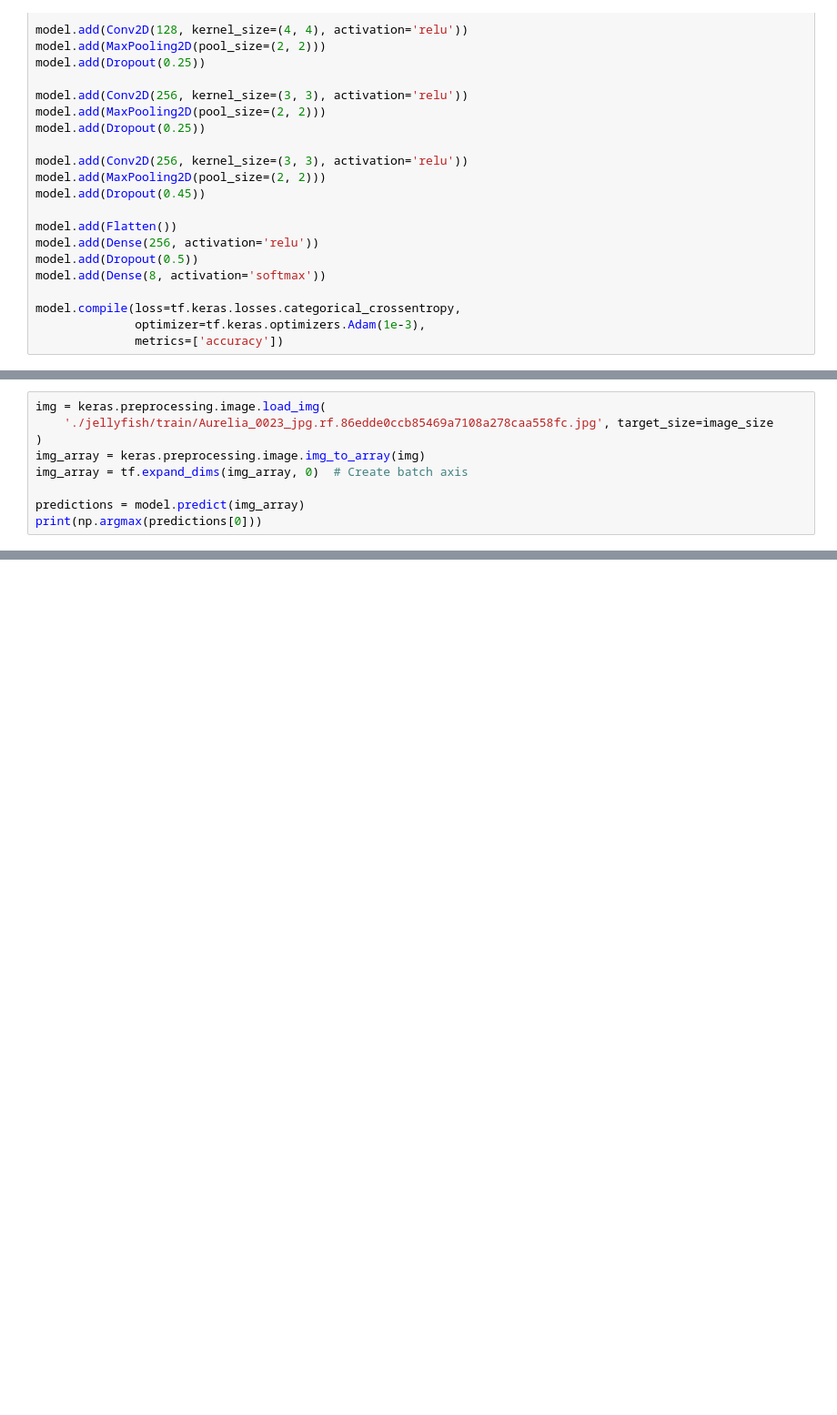
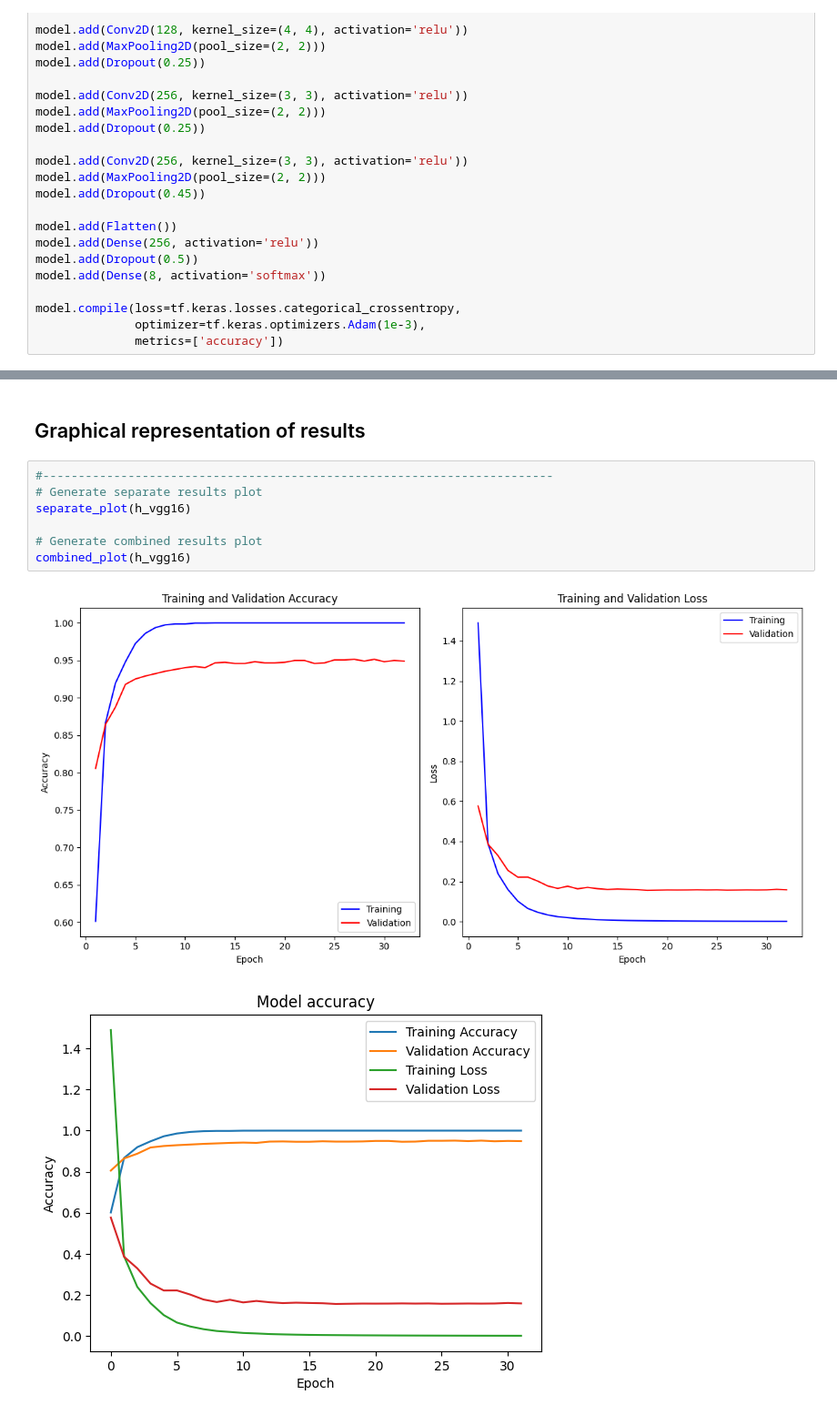
Before and after one commit to antonioap101/FSI_Practica2, a Jupyter notebook: MonedasPractica2_Antonio_Pablo.ipynb, the cells around one changed output, grey strips where cells are left out. Shown at 91% size. Cells and saved outputs as stored; diff of their text form; blank space fills up the shorter version.

```diff
--- a/MonedasPractica2_Antonio_Pablo.ipynb
+++ b/MonedasPractica2_Antonio_Pablo.ipynb
@@ -409,9 +334,0 @@ weighted avg     0.8814    0.8685    0.8716       327
-# %%
-img = keras.preprocessing.image.load_img(
-    './jellyfish/train/Aurelia_0023_jpg.rf.86edde0ccb85469a7108a278caa558fc.jpg', target_size=image_size
-)
-img_array = keras.preprocessing.image.img_to_array(img)
-img_array = tf.expand_dims(img_array, 0)  # Create batch axis
-
-predictions = model.predict(img_array)
-print(np.argmax(predictions[0]))
@@ -420,0 +568,12 @@ print(np.argmax(predictions[0]))
+# %% [markdown]
+## Graphical representation of results
+# %%
+#------------------------------------------------------------------------
+# Generate separate results plot
+separate_plot(h_vgg16)
+
+# Generate combined results plot
+combined_plot(h_vgg16)
+# %% [output]
+[figure, added]
+[figure, added]
```
Also changed, not shown: parts of 45 cells of this notebook.
